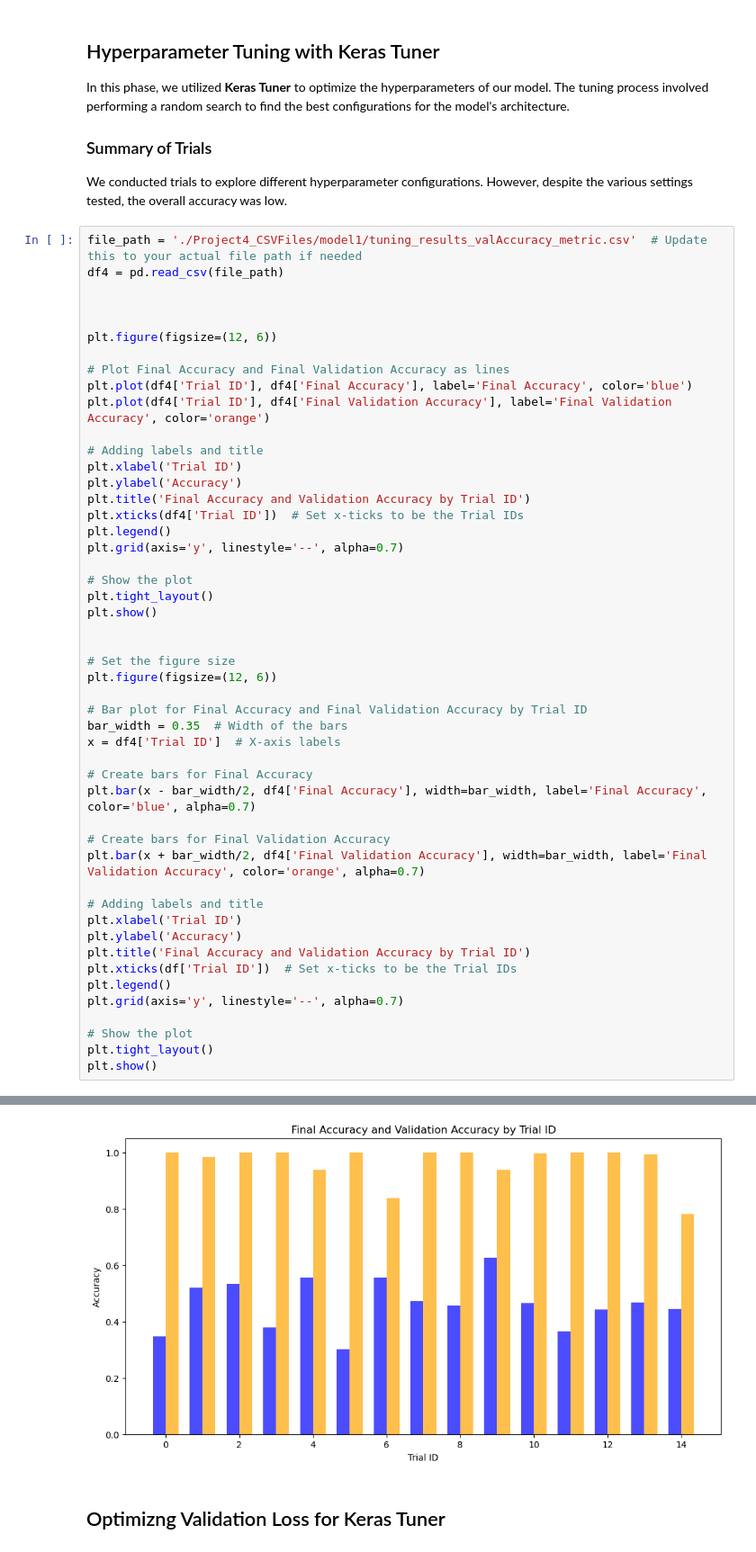
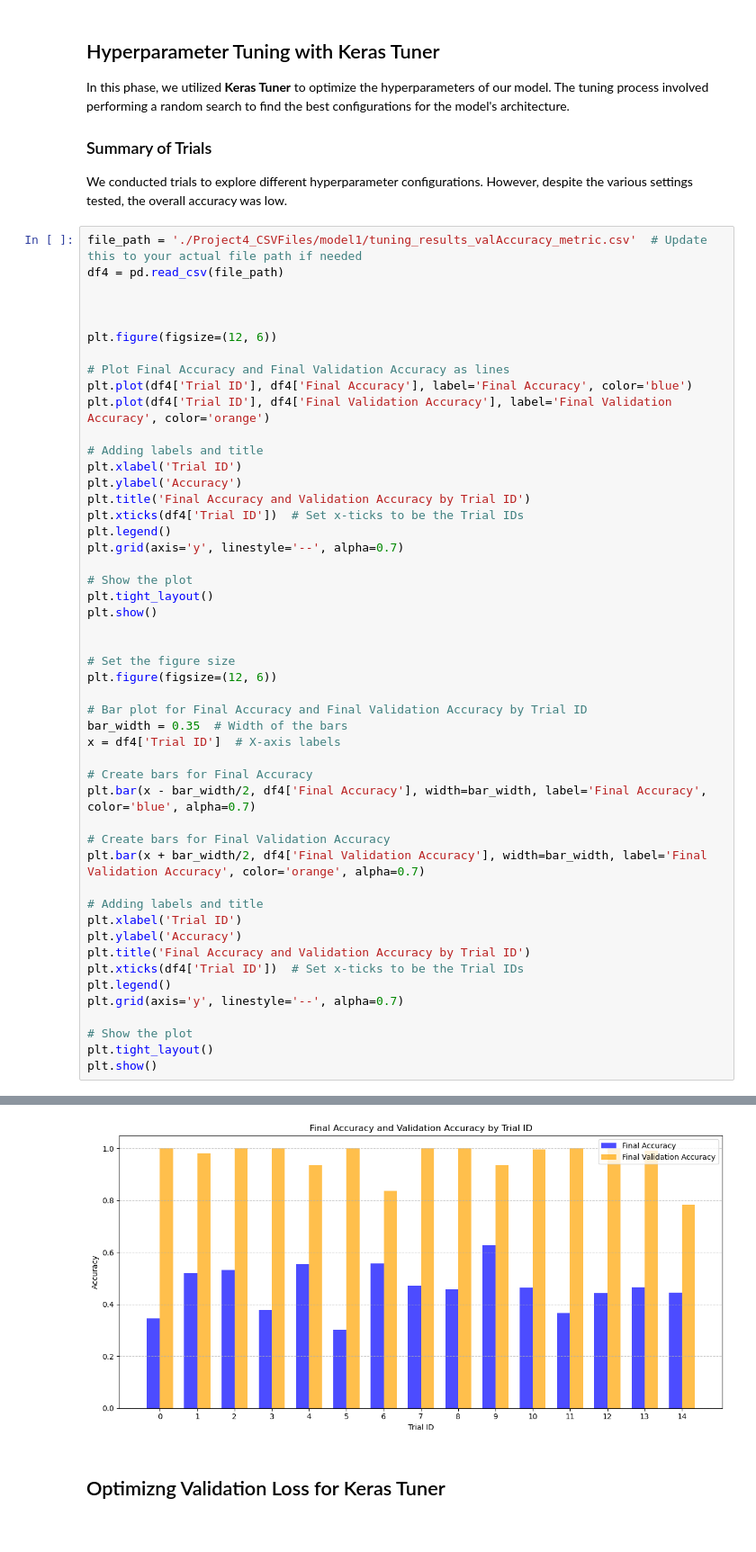
Before and after one commit to Oatsinthepine/Project4, a Jupyter notebook: RSingh_part/Plot_ModelsHistory.ipynb, the cells around one changed output, grey strips where cells are left out. Shown at 90% size. Cells and saved outputs as stored; diff of their text form.

Commit message:
update plot notebook

```diff
--- a/RSingh_part/Plot_ModelsHistory.ipynb
+++ b/RSingh_part/Plot_ModelsHistory.ipynb
@@ -240,7 +240,7 @@ plt.bar(x + bar_width/2, df4['Final Validation Accuracy'], width=bar_width, labe
 plt.xlabel('Trial ID')
 plt.ylabel('Accuracy')
 plt.title('Final Accuracy and Validation Accuracy by Trial ID')
-plt.xticks(df['Trial ID'])  # Set x-ticks to be the Trial IDs
+plt.xticks(df4['Trial ID'])  # Set x-ticks to be the Trial IDs
 plt.legend()
 plt.grid(axis='y', linestyle='--', alpha=0.7)
 
@@ -253,4 +252,4 @@ KeyError: 'Trial ID'
-[figure, old version]
+[figure, new version]
 # %% [markdown]
 ## Optimizng Validation Loss for Keras Tuner
 # %%
```
Also changed, not shown: parts of 1 cell of this notebook.
